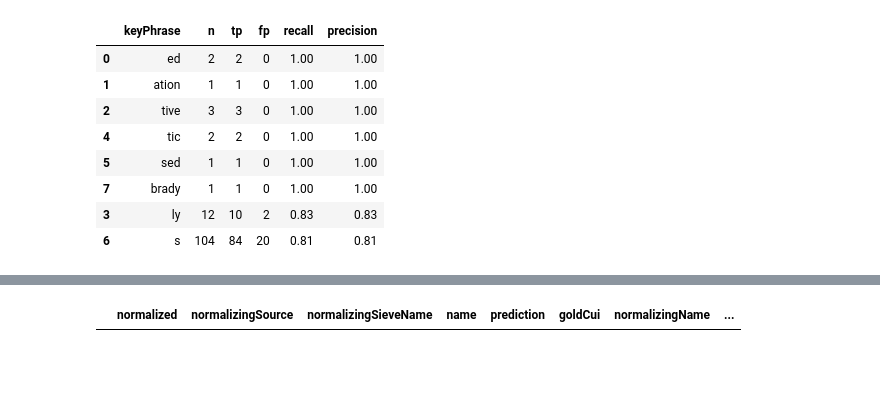
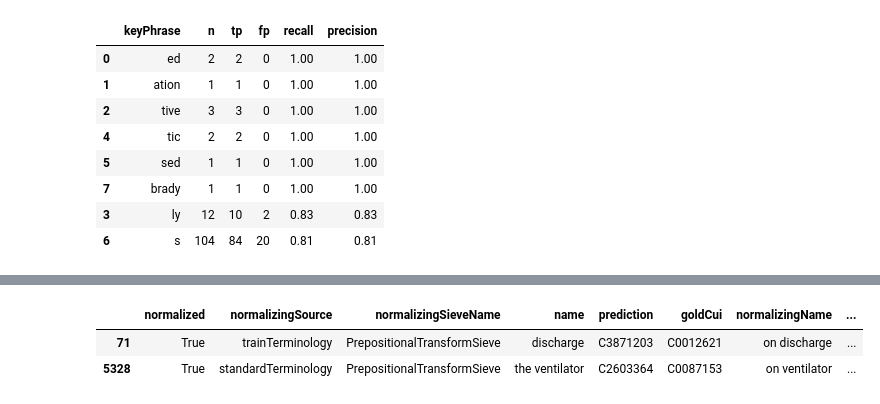
Before and after one commit to etfrenchvcu/disorder-normalizer, a Jupyter notebook: scripts/evaluate.ipynb, the cells around one changed output, grey strips where cells are left out. Cells and saved outputs as stored; diff of their text form; code cells hidden in the pictures; blank space fills up the shorter version.

```diff
--- a/scripts/evaluate.ipynb
+++ b/scripts/evaluate.ipynb
@@ -239,7 +229,9 @@ omissions[['filename','name','goldNames']].style.set_properties(subset=['goldNam
 # %% [output]
 1257 1118
 [interactive output not drawn]
-# %%
-omissions[omissions.name.str.contains("ganglioma")]
-# %% [output]
-|  | normalized | normalizingSource | normalizingSieveName | name | prediction | goldCui | normalizingName | ... |
+# %%
+normalized[(normalized.normalizingSieveName=='PrepositionalTransformSieve') & (normalized.normalizingName.str.contains('^on '))]
+# %% [output]
+|  | normalized | normalizingSource | normalizingSieveName | name | prediction | goldCui | normalizingName | ... |
+| 71 | True | trainTerminology | PrepositionalTransformSieve | discharge | C3871203 | C0012621 | on discharge | ... |
+| 5328 | True | standardTerminology | PrepositionalTransformSieve | the ventilator | C2603364 | C0087153 | on ventilator | ... |
```
Also changed, not shown: parts of 4 cells of this notebook, 3 other files.
